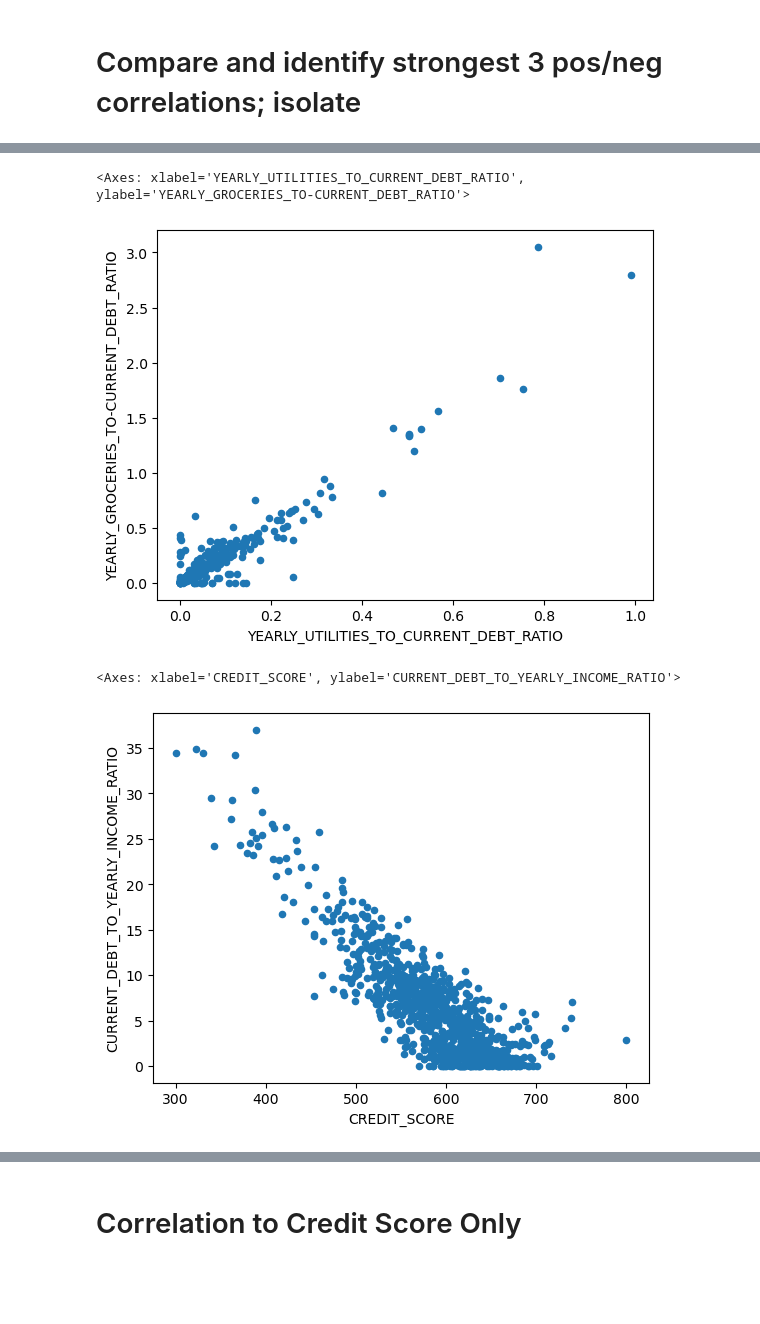
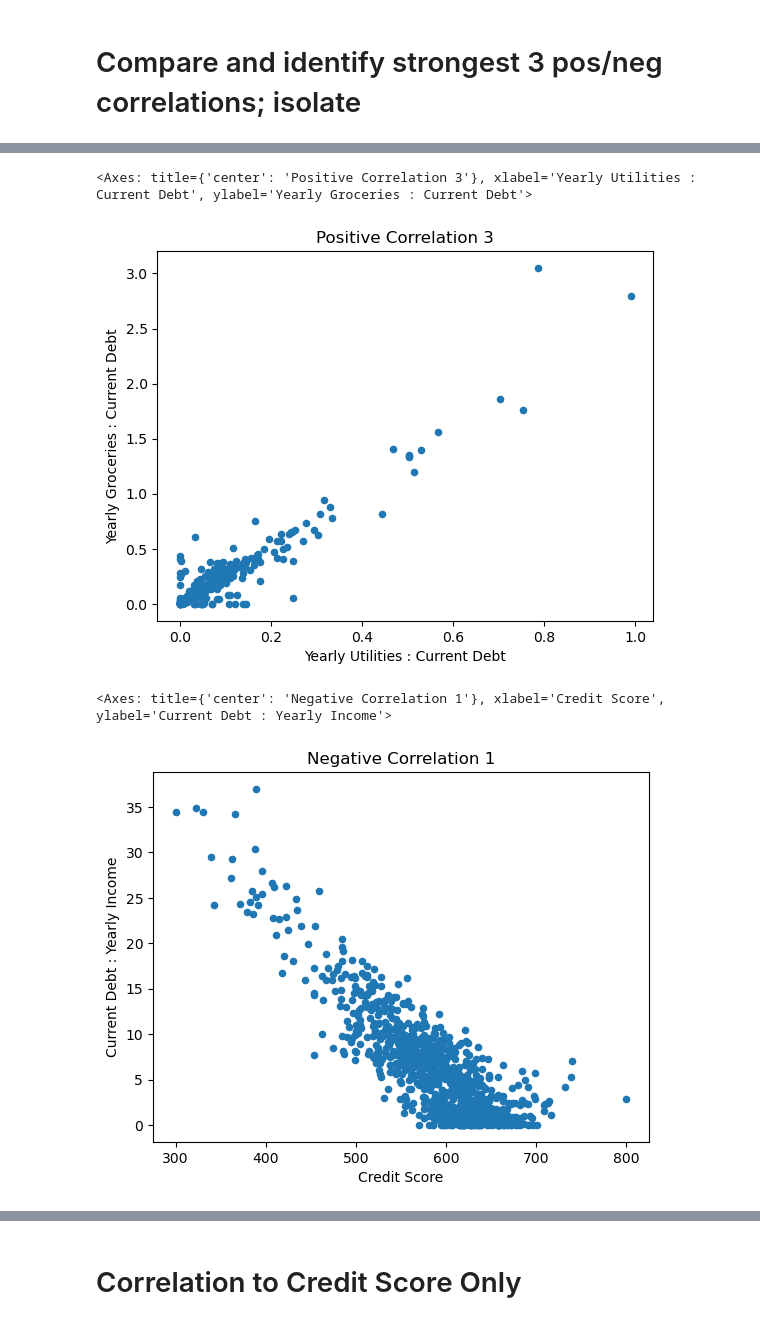
Before and after one commit to duffind/Project_1_Credit_Safari, a Jupyter notebook: Consumer Credit Analysis-main.ipynb, the cells around one changed output, grey strips where cells are left out. Saved outputs shown, nothing was run; the diff lists cells and outputs as text; code cells hidden in the pictures; blank space fills up the shorter version.

```diff
--- a/Consumer Credit Analysis-main.ipynb
+++ b/Consumer Credit Analysis-main.ipynb
@@ -185,12 +282,14 @@ credit_score.plot(x='YEARLY_EXPENDITURE_TO_CURRENT_DEBT_RATIO', y='YEARLY_UTILIT
 # %%
-credit_score.plot(x='YEARLY_UTILITIES_TO_CURRENT_DEBT_RATIO', y='YEARLY_GROCERIES_TO-CURRENT_DEBT_RATIO', kind='scatter')
+credit_score_df.plot(x='Yearly Utilities : Current Debt', y='Yearly Groceries : Current Debt', kind='scatter',
+                    title='Positive Correlation 3')
 # %% [output]
-<Axes: xlabel='YEARLY_UTILITIES_TO_CURRENT_DEBT_RATIO', ylabel='YEARLY_GROCERIES_TO-CURRENT_DEBT_RATIO'>
+<Axes: title={'center': 'Positive Correlation 3'}, xlabel='Yearly Utilities : Current Debt', ylabel='Yearly Groceries : Current Debt'>
-[figure, old version]
+[figure, new version]
 # %%
-#negative
-credit_score.plot(x='CREDIT_SCORE', y='CURRENT_DEBT_TO_YEARLY_INCOME_RATIO', kind='scatter')
+#NEGATIVE
+credit_score_df.plot(x='Credit Score', y='Current Debt : Yearly Income', kind='scatter',
+                    title='Negative Correlation 1')
 # %% [output]
-<Axes: xlabel='CREDIT_SCORE', ylabel='CURRENT_DEBT_TO_YEARLY_INCOME_RATIO'>
+<Axes: title={'center': 'Negative Correlation 1'}, xlabel='Credit Score', ylabel='Current Debt : Yearly Income'>
-[figure, old version]
+[figure, new version]
 # %%
```
Also changed, not shown: parts of 63 cells of this notebook.
